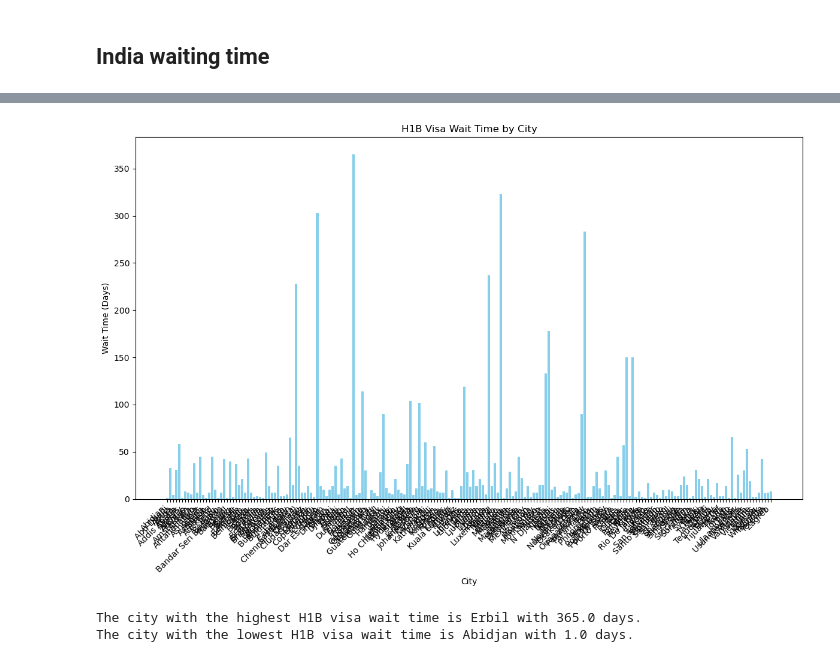
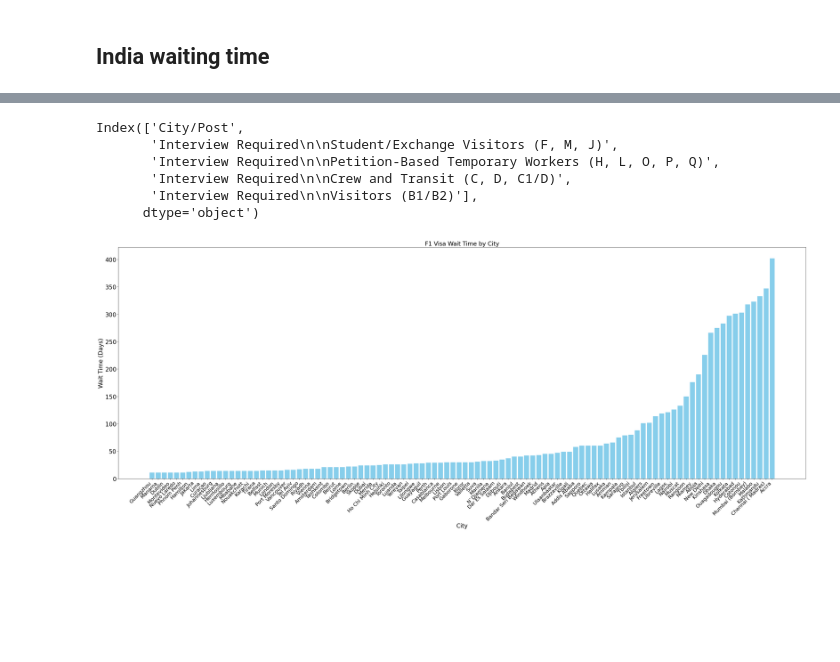
Before and after one commit to KartikThakkar1/Non-Immigrant-Visa-Analysis, a Jupyter notebook: Global_wait_time org.ipynb, the cells around one changed output, grey strips where cells are left out. Cells and saved outputs as stored; diff of their text form; code cells hidden in the pictures; blank space fills up the shorter version.

```diff
--- a/Global_wait_time org.ipynb
+++ b/Global_wait_time org.ipynb
@@ -83,26 +83,33 @@ plt.show()
-# %%
-h1b_data = wt[['City/Post', 'Interview Required\n\nPetition-Based Temporary Workers (H, L, O, P, Q)']].dropna()
-
-h1b_data['H1B Wait Time'] = h1b_data['Interview Required\n\nPetition-Based Temporary Workers (H, L, O, P, Q)'].str.extract('(\d+)', expand=False).astype(float)
-
-plt.figure(figsize=(12, 8))
-plt.bar(h1b_data['City/Post'], h1b_data['H1B Wait Time'], color='skyblue')
-plt.title('H1B Visa Wait Time by City')
-plt.xlabel('City')
-plt.ylabel('Wait Time (Days)')
-plt.xticks(rotation=45, ha='right')
-plt.tight_layout()
-plt.show()
-# %% [output]
-[figure, removed]
-# %%
-max_wait = h1b_data['H1B Wait Time'].max()
-min_wait = h1b_data['H1B Wait Time'].min()
-city_max_wait = h1b_data[h1b_data['H1B Wait Time'] == max_wait]['City/Post'].values[0]
-city_min_wait = h1b_data[h1b_data['H1B Wait Time'] == min_wait]['City/Post'].values[0]
-
-print(f"The city with the highest H1B visa wait time is {city_max_wait} with {max_wait} days.")
-print(f"The city with the lowest H1B visa wait time is {city_min_wait} with {min_wait} days.")
-# %% [output]
-The city with the highest H1B visa wait time is Erbil with 365.0 days.
-The city with the lowest H1B visa wait time is Abidjan with 1.0 days.
+# %%
+import matplotlib.pyplot as plt
+import pandas as pd
+
+wt = pd.read_excel("Global Wait Time.xlsx")
+
+print(wt.columns)
+
+f1_data = wt[['City/Post', 'Interview Required\n\nStudent/Exchange Visitors (F, M, J)']].dropna()
+f1_data['F1 Wait Time'] = f1_data['Interview Required\n\nStudent/Exchange Visitors (F, M, J)'].str.extract('(\d+)', expand=False).astype(float)
+
+threshold_wait_time = 10
+filtered_f1_data = f1_data[f1_data['F1 Wait Time'] > threshold_wait_time]
+
+filtered_f1_data = filtered_f1_data.sort_values(by='F1 Wait Time')
+
+plt.figure(figsize=(34, 14))
+plt.bar(filtered_f1_data['City/Post'], filtered_f1_data['F1 Wait Time'], color='skyblue')
+plt.title('F1 Visa Wait Time by City',fontsize=20)
+plt.xlabel('City',fontsize=20)
+plt.ylabel('Wait Time (Days)', fontsize=20)
+plt.xticks(rotation=45, ha='right', fontsize=17)
+plt.yticks(fontsize=20)
+plt.tight_layout()
+plt.show()
+# %% [output]
+Index(['City/Post',
+       'Interview Required\n\nStudent/Exchange Visitors (F, M, J)',
+       'Interview Required\n\nPetition-Based Temporary Workers (H, L, O, P, Q)',
+       'Interview Required\n\nCrew and Transit (C, D, C1/D)',
+       'Interview Required\n\nVisitors (B1/B2)'],
+      dtype='object')
+[figure, added]
```
Also changed, not shown: parts of 5 cells of this notebook, 1 other file.
